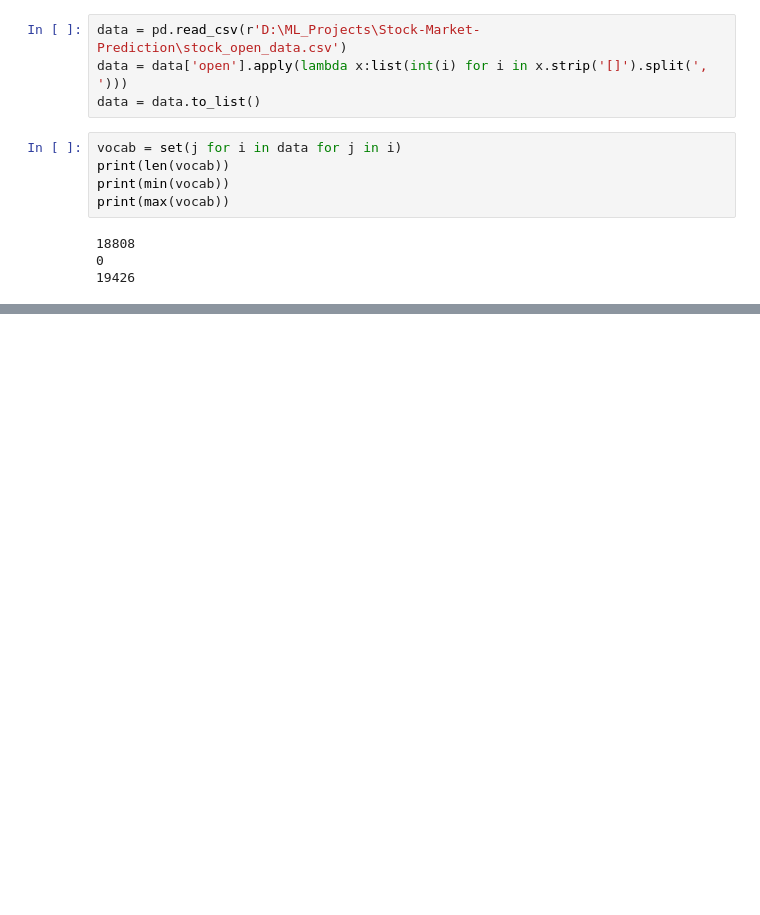
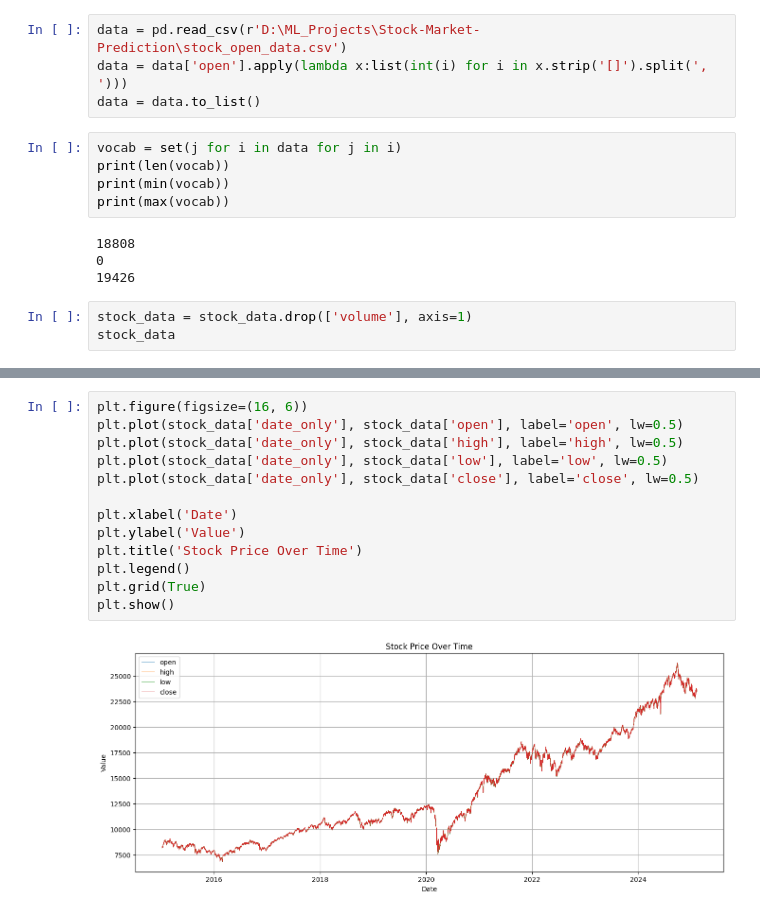
Before and after one commit to AnoopCA/Stock-Market-Prediction, a Jupyter notebook: Notebooks/get_data.ipynb, the cells around one changed output, grey strips where cells are left out. Cells and saved outputs as stored; diff of their text form; blank space fills up the shorter version.

```diff
--- a/Notebooks/get_data.ipynb
+++ b/Notebooks/get_data.ipynb
@@ -73,3 +73,6 @@ print(max(vocab))
 18808
 0
 19426
+# %%
+stock_data = stock_data.drop(['volume'], axis=1)
+stock_data
@@ -75,0 +93,15 @@ print(max(vocab))
+# %%
+plt.figure(figsize=(16, 6))
+plt.plot(stock_data['date_only'], stock_data['open'], label='open', lw=0.5)
+plt.plot(stock_data['date_only'], stock_data['high'], label='high', lw=0.5)
+plt.plot(stock_data['date_only'], stock_data['low'], label='low', lw=0.5)
+plt.plot(stock_data['date_only'], stock_data['close'], label='close', lw=0.5)
+
+plt.xlabel('Date')
+plt.ylabel('Value')
+plt.title('Stock Price Over Time')
+plt.legend()
+plt.grid(True)
+plt.show()
+# %% [output]
+[figure, added]
```
Also changed, not shown: parts of 3 cells of this notebook, 2 other files.
